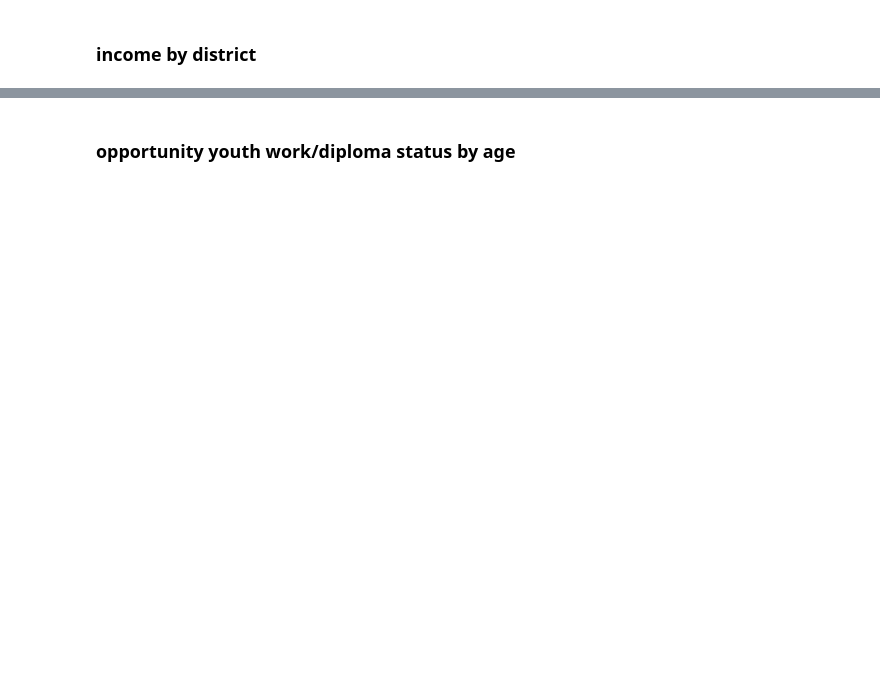
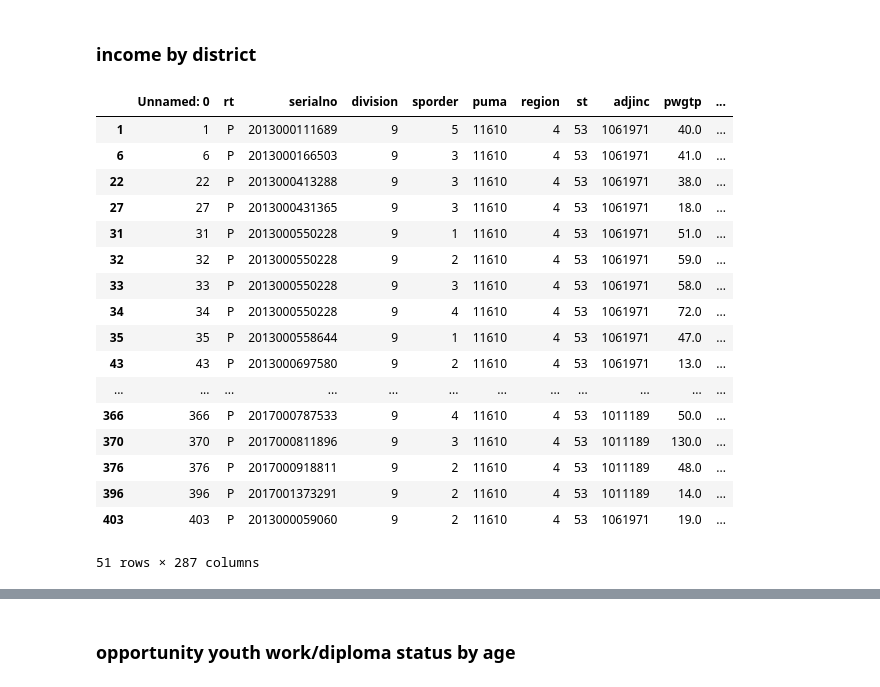
Before and after one commit to sam-thurman/dsc-mod-1-project-seattle-ds, a Jupyter notebook: notebooks/exploratory/02_samt_exploratory.ipynb, the cells around one changed output, grey strips where cells are left out. Cells and saved outputs as stored; diff of their text form; code cells hidden in the pictures; blank space fills up the shorter version.

```diff
--- a/notebooks/exploratory/02_samt_exploratory.ipynb
+++ b/notebooks/exploratory/02_samt_exploratory.ipynb
@@ -65,18 +65,38 @@ pass
 # %%
 oy_df = pd.read_csv('oy_df.csv')
 ay_df = pd.read_csv('ay_df.csv')
 oy_11610 = oy_df.loc[oy_df['puma'].isin(['11610'])]
 oy_11611 = oy_df.loc[oy_df['puma'].isin(['11611'])]
 oy_11612 = oy_df.loc[oy_df['puma'].isin(['11612'])]
 oy_11613 = oy_df.loc[oy_df['puma'].isin(['11613'])]
 oy_11614 = oy_df.loc[oy_df['puma'].isin(['11614'])]
 oy_11615 = oy_df.loc[oy_df['puma'].isin(['11615'])]
 ay_11610 = ay_df.loc[ay_df['puma'].isin(['11610'])]
 ay_11611 = ay_df.loc[ay_df['puma'].isin(['11611'])]
 ay_11612 = ay_df.loc[ay_df['puma'].isin(['11612'])]
 ay_11613 = ay_df.loc[ay_df['puma'].isin(['11613'])]
 ay_11614 = ay_df.loc[ay_df['puma'].isin(['11614'])]
 ay_11615 = ay_df.loc[ay_df['puma'].isin(['11615'])]
+oy_11610
+# %% [output]
+|  | Unnamed: 0 | rt | serialno | division | sporder | puma | region | st | adjinc | pwgtp | ... |
+| 1 | 1 | P | 2013000111689 | 9 | 5 | 11610 | 4 | 53 | 1061971 | 40.0 | ... |
+| 6 | 6 | P | 2013000166503 | 9 | 3 | 11610 | 4 | 53 | 1061971 | 41.0 | ... |
+| 22 | 22 | P | 2013000413288 | 9 | 3 | 11610 | 4 | 53 | 1061971 | 38.0 | ... |
+| 27 | 27 | P | 2013000431365 | 9 | 3 | 11610 | 4 | 53 | 1061971 | 18.0 | ... |
+| 31 | 31 | P | 2013000550228 | 9 | 1 | 11610 | 4 | 53 | 1061971 | 51.0 | ... |
+| 32 | 32 | P | 2013000550228 | 9 | 2 | 11610 | 4 | 53 | 1061971 | 59.0 | ... |
+| 33 | 33 | P | 2013000550228 | 9 | 3 | 11610 | 4 | 53 | 1061971 | 58.0 | ... |
+| 34 | 34 | P | 2013000550228 | 9 | 4 | 11610 | 4 | 53 | 1061971 | 72.0 | ... |
+| 35 | 35 | P | 2013000558644 | 9 | 1 | 11610 | 4 | 53 | 1061971 | 47.0 | ... |
+| 43 | 43 | P | 2013000697580 | 9 | 2 | 11610 | 4 | 53 | 1061971 | 13.0 | ... |
+| ... | ... | ... | ... | ... | ... | ... | ... | ... | ... | ... | ... |
+| 366 | 366 | P | 2017000787533 | 9 | 4 | 11610 | 4 | 53 | 1011189 | 50.0 | ... |
+| 370 | 370 | P | 2017000811896 | 9 | 3 | 11610 | 4 | 53 | 1011189 | 130.0 | ... |
+| 376 | 376 | P | 2017000918811 | 9 | 2 | 11610 | 4 | 53 | 1011189 | 48.0 | ... |
+| 396 | 396 | P | 2017001373291 | 9 | 2 | 11610 | 4 | 53 | 1011189 | 14.0 | ... |
+| 403 | 403 | P | 2013000059060 | 9 | 2 | 11610 | 4 | 53 | 1061971 | 19.0 | ... |
+51 rows × 287 columns
 # %%
 oy_rate_11610 = oy_11610['pwgtp'].sum()/ay_11610['pwgtp'].sum()
 oy_rate_11611 = oy_11611['pwgtp'].sum()/ay_11611['pwgtp'].sum()
```
Also changed, not shown: parts of 35 cells of this notebook, 2 other files.
